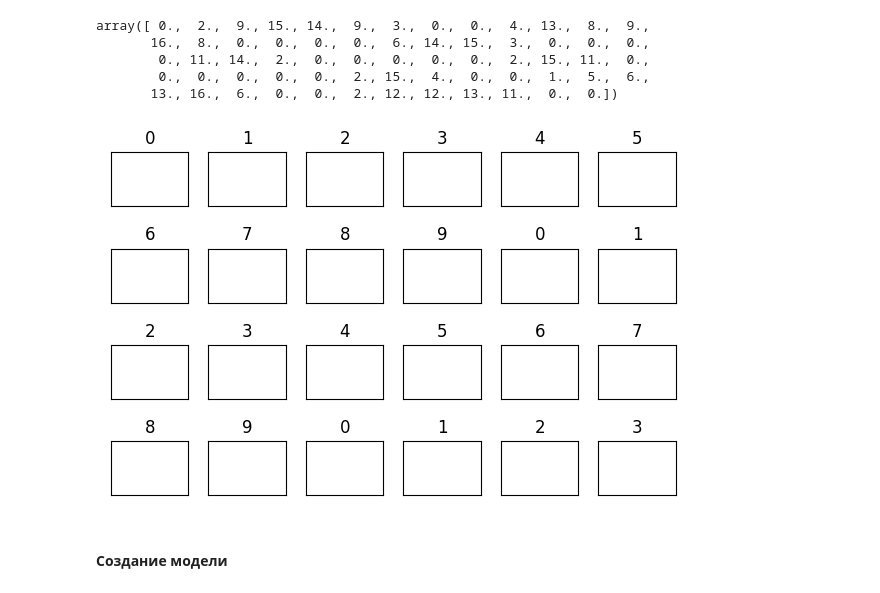
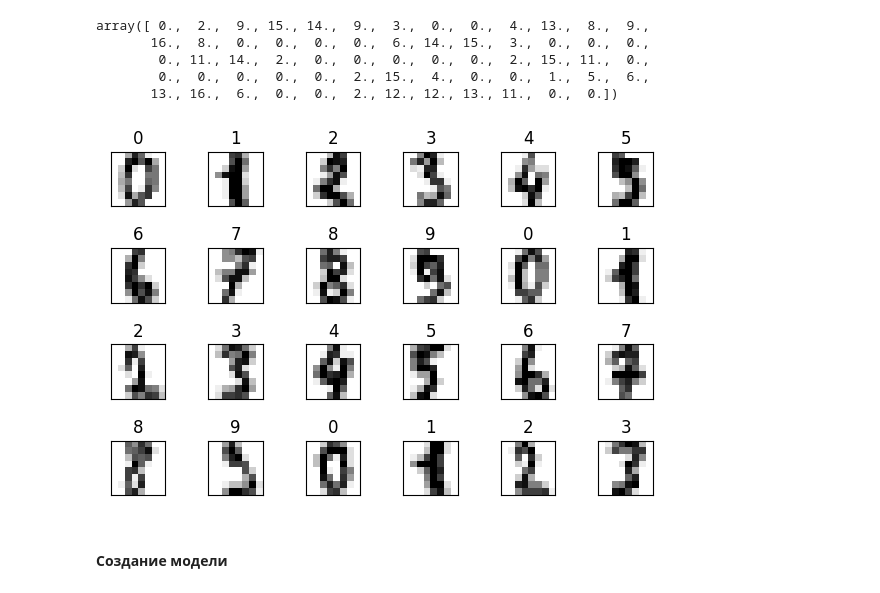
Before and after one commit to AnatolyPershinov/isii, a Jupyter notebook: work3.ipynb, the cells around one changed output. Drawn from its saved outputs; the diff is of its cells as text; code cells hidden in the pictures.

```diff
--- a/work3.ipynb
+++ b/work3.ipynb
@@ -13,16 +13,18 @@ array([ 0.,  2.,  9., 15., 14.,  9.,  3.,  0.,  0.,  4., 13.,  8.,  9.,
 # %%
 import matplotlib.pyplot as plt
 
 figure, axes = plt.subplots(nrows=4, ncols=6, figsize=(6, 4))
 
 for item in zip(axes.ravel(), digits.images, digits.target):
     axes, image, target = item
+    axes, image, target = item
+    axes.imshow(image, cmap=plt.cm.gray_r)
     axes.set_yticks([])
     axes.set_xticks([])
     axes.set_title(target)
 plt.tight_layout()
 # %% [output]
-[figure, old version]
+[figure, new version]
 # %%
 from sklearn.model_selection import train_test_split
 X_train, X_test, y_train, y_test = train_test_split(
```
Also changed, not shown: parts of 11 cells of this notebook, 57 other files.
